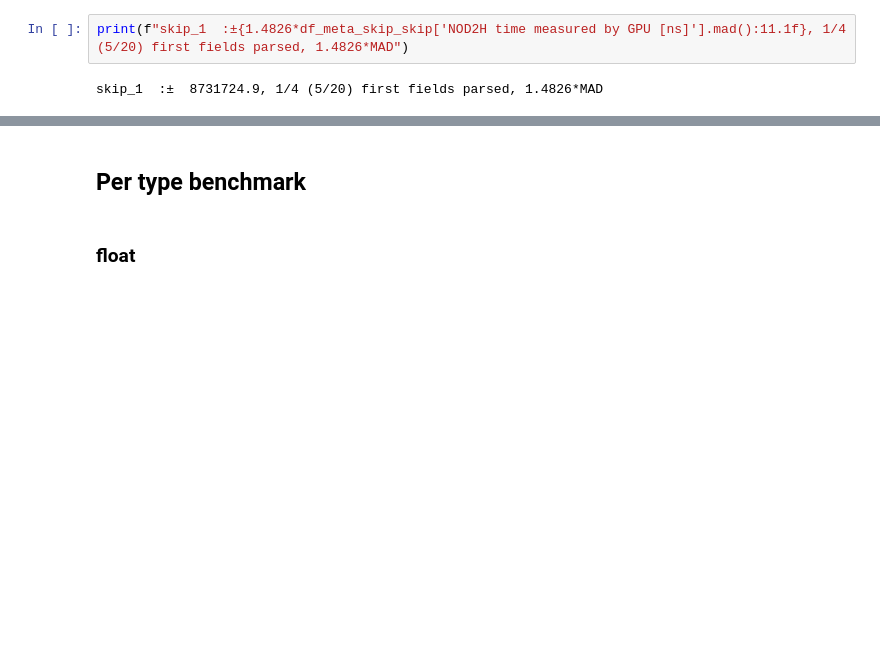
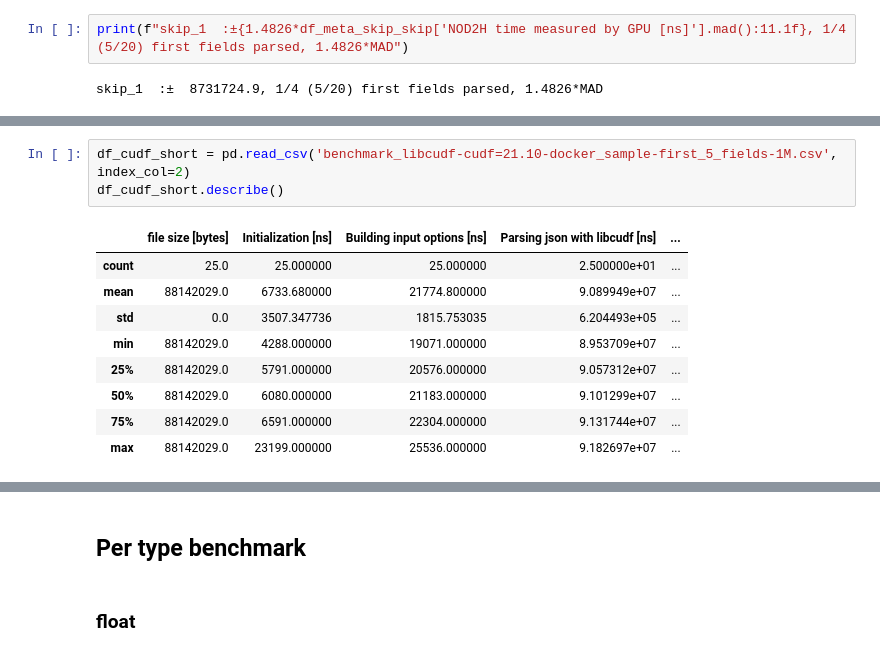
Before and after one commit to mis-wut/meta-json-parser, a Jupyter notebook: benchmark/notebooks/examine_benchmarks.ipynb, the cells around one changed output, grey strips where cells are left out. Drawn from its saved outputs; the diff is of its cells as text; blank space fills up the shorter version.

```diff
--- a/benchmark/notebooks/examine_benchmarks.ipynb
+++ b/benchmark/notebooks/examine_benchmarks.ipynb
@@ -1241,0 +1257,13 @@ skip_1  :±  8731724.9, 1/4 (5/20) first fields parsed, 1.4826*MAD
+# %%
+df_cudf_short = pd.read_csv('benchmark_libcudf-cudf=21.10-docker_sample-first_5_fields-1M.csv', index_col=2)
+df_cudf_short.describe()
+# %% [output]
+|  | file size [bytes] | Initialization [ns] | Building input options [ns] | Parsing json with libcudf [ns] | ... |
+| count | 25.0 | 25.000000 | 25.000000 | 2.500000e+01 | ... |
+| mean | 88142029.0 | 6733.680000 | 21774.800000 | 9.089949e+07 | ... |
+| std | 0.0 | 3507.347736 | 1815.753035 | 6.204493e+05 | ... |
+| min | 88142029.0 | 4288.000000 | 19071.000000 | 8.953709e+07 | ... |
+| 25% | 88142029.0 | 5791.000000 | 20576.000000 | 9.057312e+07 | ... |
+| 50% | 88142029.0 | 6080.000000 | 21183.000000 | 9.101299e+07 | ... |
+| 75% | 88142029.0 | 6591.000000 | 22304.000000 | 9.131744e+07 | ... |
+| max | 88142029.0 | 23199.000000 | 25536.000000 | 9.182697e+07 | ... |
```
Also changed, not shown: parts of 3 cells of this notebook, 2 other files.
